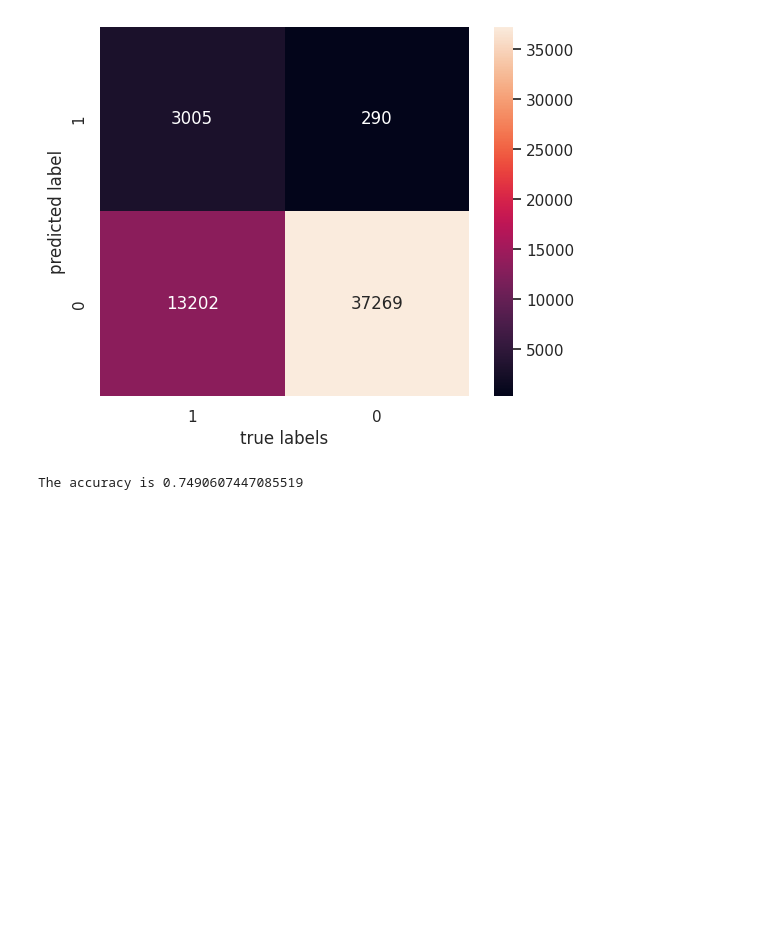
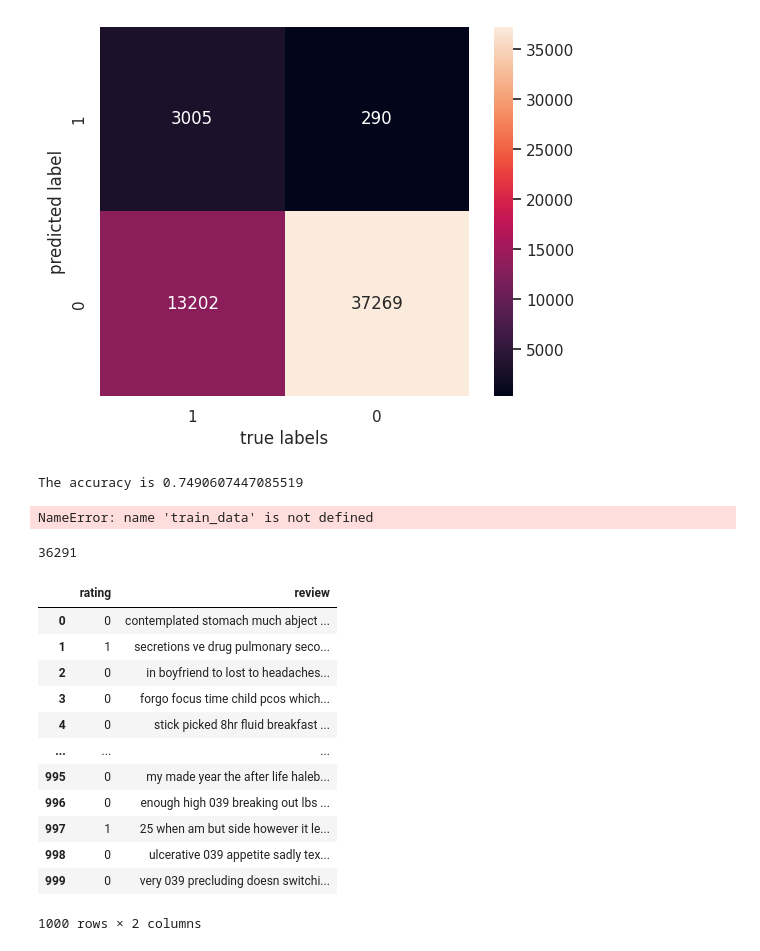
Before and after one commit to michellejieli/Whoop, a Jupyter notebook: naive_bayes.ipynb, the cells around one changed output. Cells and saved outputs as stored; diff of their text form; code cells hidden in the pictures; blank space fills up the shorter version.

Commit message:
generated synthetic data

```diff
--- a/naive_bayes.ipynb
+++ b/naive_bayes.ipynb
@@ -58,3 +58,58 @@ plt.show()
 print("The accuracy is {}".format(accuracy_score(test_data.rating, predicted_categories)))
 # %% [output]
 The accuracy is 0.7490607447085519
+# %%
+# generate synthetic data from the model
+def generate_data(model, categories, n_samples):
+    # get the feature names
+    feature_names = model.named_steps['tfidfvectorizer'].get_feature_names()
+    # get the class priors
+    class_priors = model.named_steps['multinomialnb'].class_log_prior_
+    # get the class conditional
+    class_conditional = model.named_steps['multinomialnb'].feature_log_prob_
+    # get the number of features
+    n_features = len(feature_names)
+    # get the number of classes
+    n_classes = len(categories)
+    # generate the data
+    data = []
+    for i in range(n_samples):
+        # randomly choose a class
+        category = np.random.choice(categories, p=np.exp(class_priors))
+        # randomly choose the number of words
+        n_words = np.random.randint(1, 100)
+        # randomly choose the words
+        words = np.random.choice(feature_names, size=n_words, replace=True, p=np.exp(class_conditional[category]))
+        # add the data
+        data.append((category, " ".join(words)))
+    # return the data in a dataframe
+    return pd.DataFrame(data, columns=["rating", "review"], reset_index=False)
+# %%
+train_data.shape[0]
+# %% [output]
+NameError: name 'train_data' is not defined
+# %%
+int((train_data.shape[0])/4)
+# %% [output]
+36291
+# %%
+# generate the data
+n_samples = (int(train_data.shape[0]/4))
+# update n_samples
+synthetic_data = generate_data(model, categories, 1000)
+# %%
+synthetic_data
+# %% [output]
+|  | rating | review |
+| 0 | 0 | contemplated stomach much abject ... |
+| 1 | 1 | secretions ve drug pulmonary seco... |
+| 2 | 0 | in boyfriend to lost to headaches... |
+| 3 | 0 | forgo focus time child pcos which... |
+| 4 | 0 | stick picked 8hr fluid breakfast ... |
+| ... | ... | ... |
+| 995 | 0 | my made year the after life haleb... |
+| 996 | 0 | enough high 039 breaking out lbs ... |
+| 997 | 1 | 25 when am but side however it le... |
+| 998 | 0 | ulcerative 039 appetite sadly tex... |
+| 999 | 0 | very 039 precluding doesn switchi... |
+1000 rows × 2 columns
```
